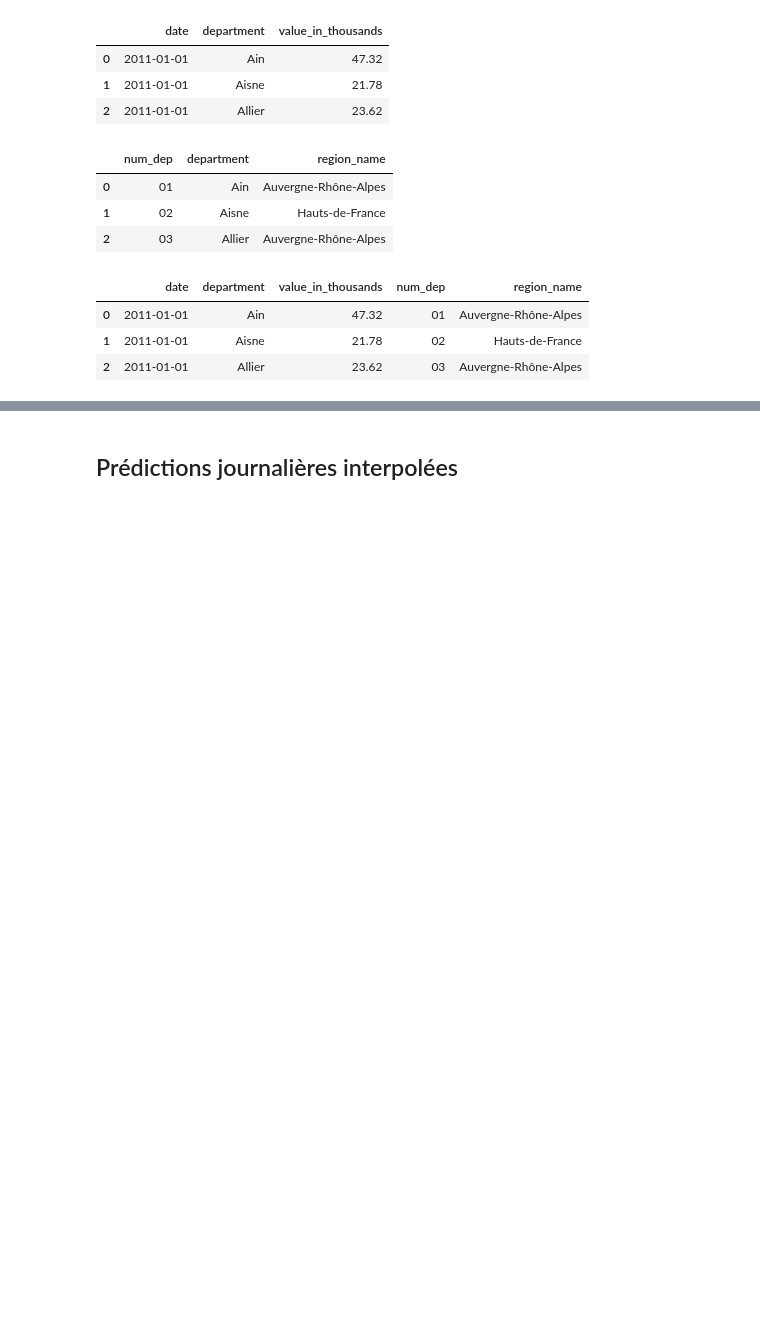
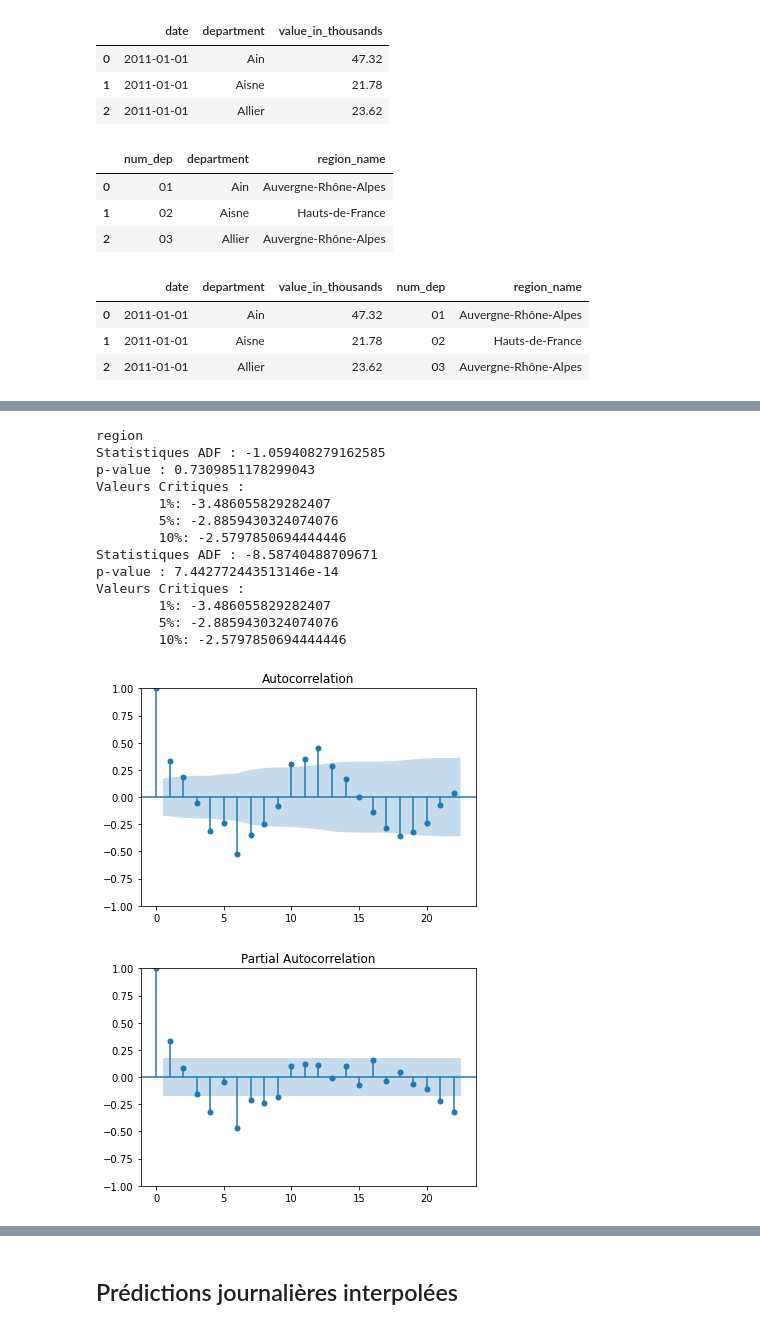
Before and after one commit to julienowack/stat_app, a Jupyter notebook: Indicateur_off_data_automatise.ipynb, the cells around one changed output, grey strips where cells are left out. Cells and saved outputs as stored; diff of their text form; code cells hidden in the pictures; blank space fills up the shorter version.

```diff
--- a/Indicateur_off_data_automatise.ipynb
+++ b/Indicateur_off_data_automatise.ipynb
@@ -86,5 +96,57 @@ def reduc_base_region(region):
 # %%
 #reduc_base_region("Pays de la Loire")
+# %%
+def differencie_acf_pacf(dep_region):
+
+    #on importe les données officielles pour le département ou la région demandé(e) :
+    if (dep_region in df_France_Official_Data3["region_name"].unique()):
+        df_Official_Data = reduc_base_region(dep_region)
+        print("region")
+    elif (dep_region in df_France_Official_Data3["department"].unique()):
+        df_Official_Data = reduc_base_departement(dep_region)
+        print("departement")
+    else:
+        print(dep_region, " n'est ni un département, ni une région française.")
+        return None
+
+    #Test ADF série initiale
+    result1 = adfuller(df_Official_Data['value_in_thousands'])
+    print('Statistiques ADF : {}'.format(result1[0]))
+    print('p-value : {}'.format(result1[1]))
+    print('Valeurs Critiques :')
+    for key, value in result1[4].items():
+        print('\t{}: {}'.format(key, value))
+
+    df_Official_Data["valeur_differenciee"] = df_Official_Data["value_in_thousands"].diff()
+    df_Official_Data.dropna(inplace=True)
+
+    #Test ADF série différenciée
+    result2 = adfuller(df_Official_Data['valeur_differenciee'])
+    print('Statistiques ADF : {}'.format(result2[0]))
+    print('p-value : {}'.format(result2[1]))
+    print('Valeurs Critiques :')
+    for key, value in result2[4].items():
+        print('\t{}: {}'.format(key, value))
+
+    plot_acf(df_Official_Data["valeur_differenciee"]); plot_pacf(df_Official_Data["valeur_differenciee"]);
+# %%
+differencie_acf_pacf("Pays de la Loire")
+# %% [output]
+region
+Statistiques ADF : -1.059408279162585
+p-value : 0.7309851178299043
+Valeurs Critiques :
+        1%: -3.486055829282407
+        5%: -2.8859430324074076
+        10%: -2.5797850694444446
+Statistiques ADF : -8.58740488709671
+p-value : 7.442772443513146e-14
+Valeurs Critiques :
+        1%: -3.486055829282407
+        5%: -2.8859430324074076
+        10%: -2.5797850694444446
+[figure, added]
+[figure, added]
 # %%
 def choix_modele_sarima(pmax, dmax, qmax, data):
 
```
Also changed, not shown: parts of 5 cells of this notebook.
